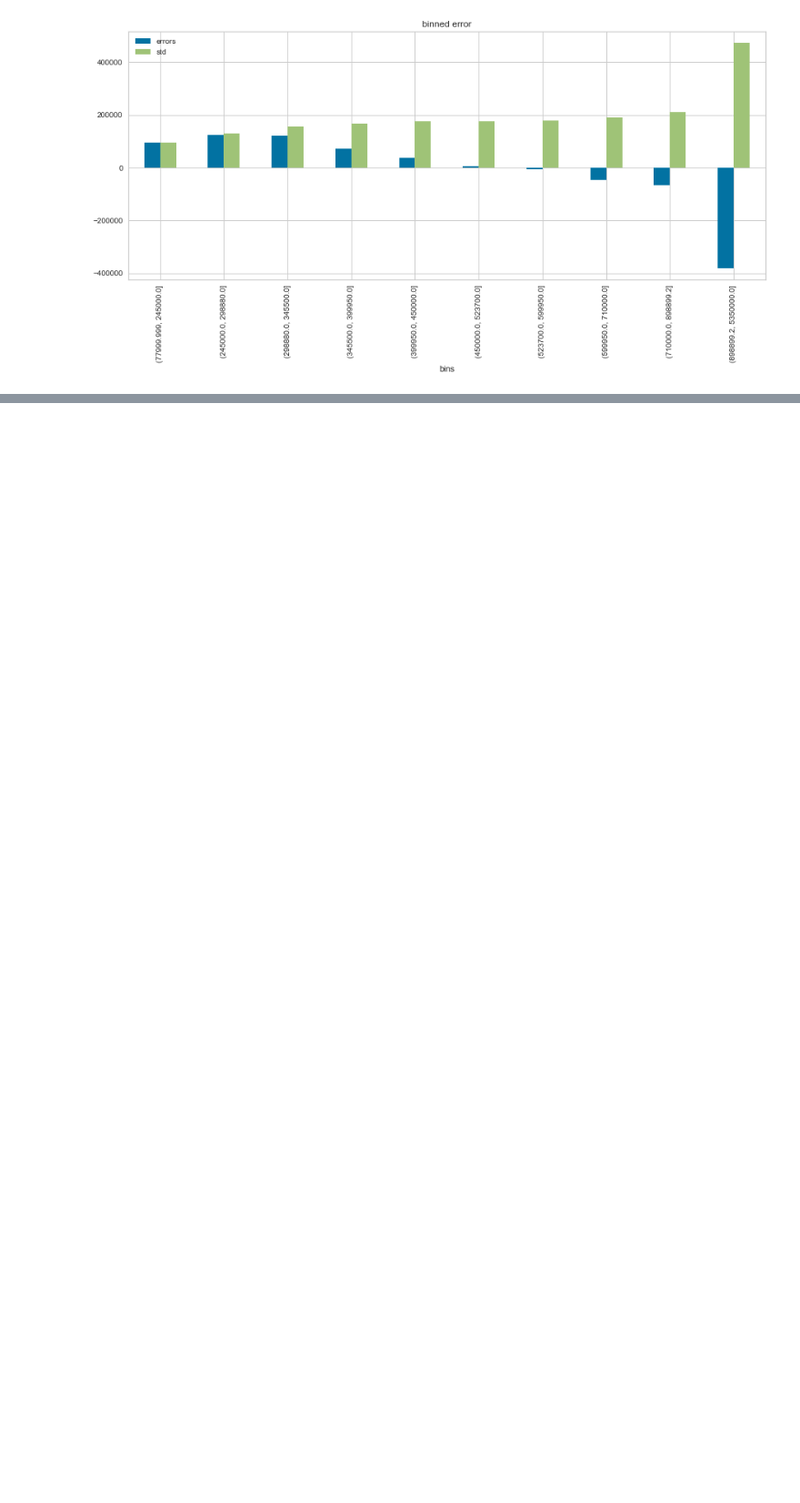
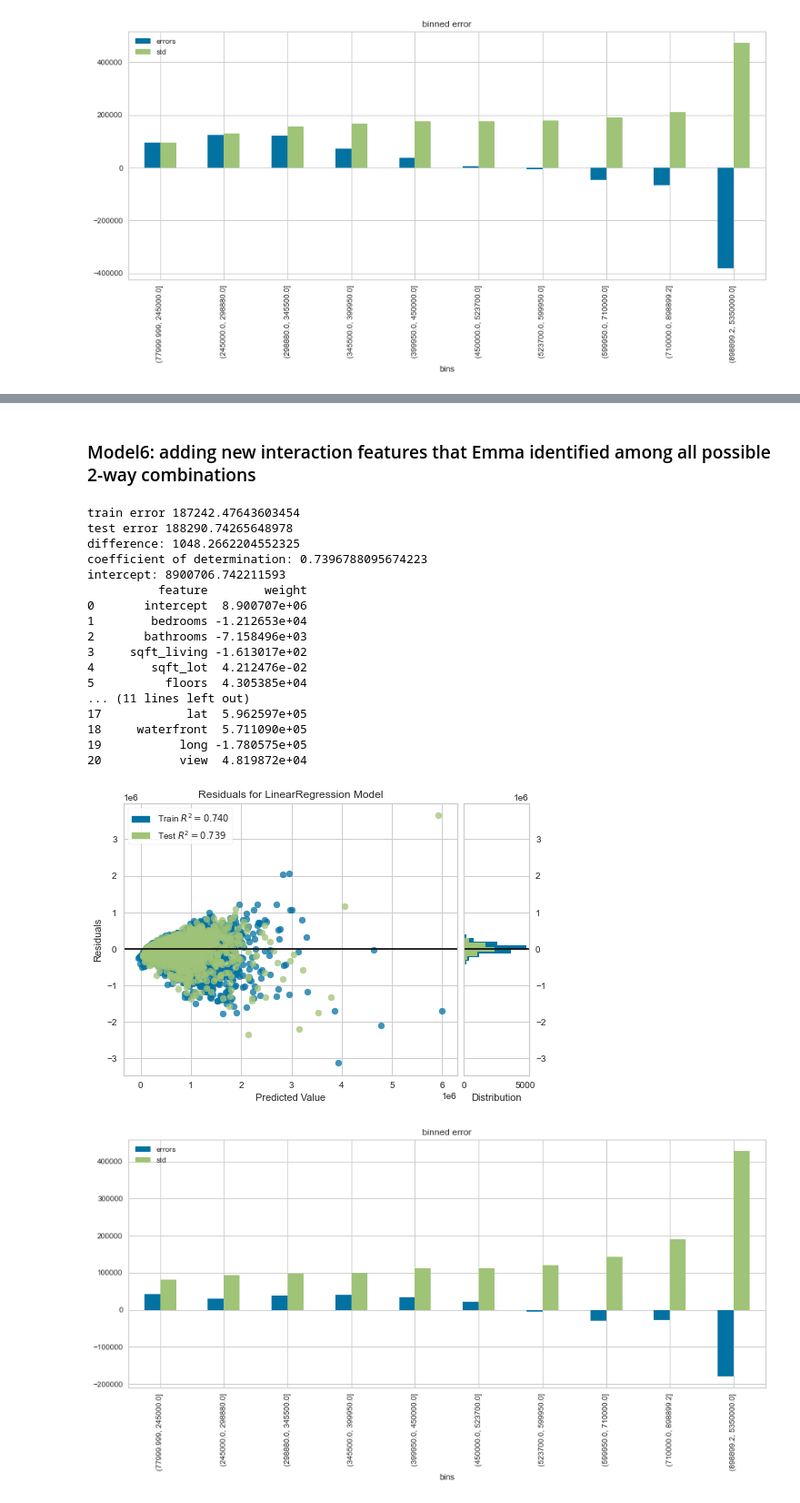
Before and after one commit to asval211/king_county_housing_data, a Jupyter notebook: notebooks/exploratory/pete/Pete_house_functions.ipynb, the cells around one changed output, grey strips where cells are left out. Shown: that part at 91% size. Cells and saved outputs as stored; diff of their text form; code cells hidden in the pictures; blank space fills up the shorter version.

```diff
--- a/notebooks/exploratory/pete/Pete_house_functions.ipynb
+++ b/notebooks/exploratory/pete/Pete_house_functions.ipynb
@@ -158,0 +310,47 @@ intercept: -3908662.1411975375
+# %% [markdown]
+### Model6: adding new interaction features that Emma identified among all possible 2-way combinations
+# %%
+#new df to work with given new features
+df_3 = df_2.copy()
+# %%
+df_3['living*bath'] = df_3['sqft_living']*df_3['bathrooms']
+df_3['living*grade'] = df_3['sqft_living']*df_3['grade']
+df_3['grade*bath'] = df_3['grade']*df_3['bathrooms']
+df_3.view = df_3.view.replace(np.nan, 0)
+df_3.waterfront = df_3.waterfront.replace(np.nan, 0)
+#df_3.head()
+# %%
+#set X & y variables
+X = df_3.drop(['price'], axis = 1)
+y = df_3['price']
+# %%
+#train_test_split
+X_train, X_test, y_train, y_test = train_test_split(X, y, test_size=0.30, random_state=2021)
+# %%
+model_features = ['bedrooms', 'bathrooms', 'sqft_living', 'sqft_lot', 'floors',
+       'condition', 'grade', 'sqft_above', 'yr_built', 'zipcode',
+       'sqft_living15', 'sqft_lot15', 'area_basement', 'grade*bath',
+        'living*grade', 'living*bath', 'lat', 'waterfront', 'long', 'view']
+
+model_6_results = sale_reg(X_train, X_test, y_train, y_test, model_features)
+model_6_results
+# %% [output]
+train error 187242.47643603454
+test error 188290.74265648978
+difference: 1048.2662204552325
+coefficient of determination: 0.7396788095674223
+intercept: 8900706.742211593
+          feature        weight
+0       intercept  8.900707e+06
+1        bedrooms -1.212653e+04
+2       bathrooms -7.158496e+03
+3     sqft_living -1.613017e+02
+4        sqft_lot  4.212476e-02
+5          floors  4.305385e+04
+... (11 lines left out)
+17            lat  5.962597e+05
+18     waterfront  5.711090e+05
+19           long -1.780575e+05
+20           view  4.819872e+04
+[figure, added]
+[figure, added]
```
Also changed, not shown: parts of 49 cells of this notebook, 1 other file.
